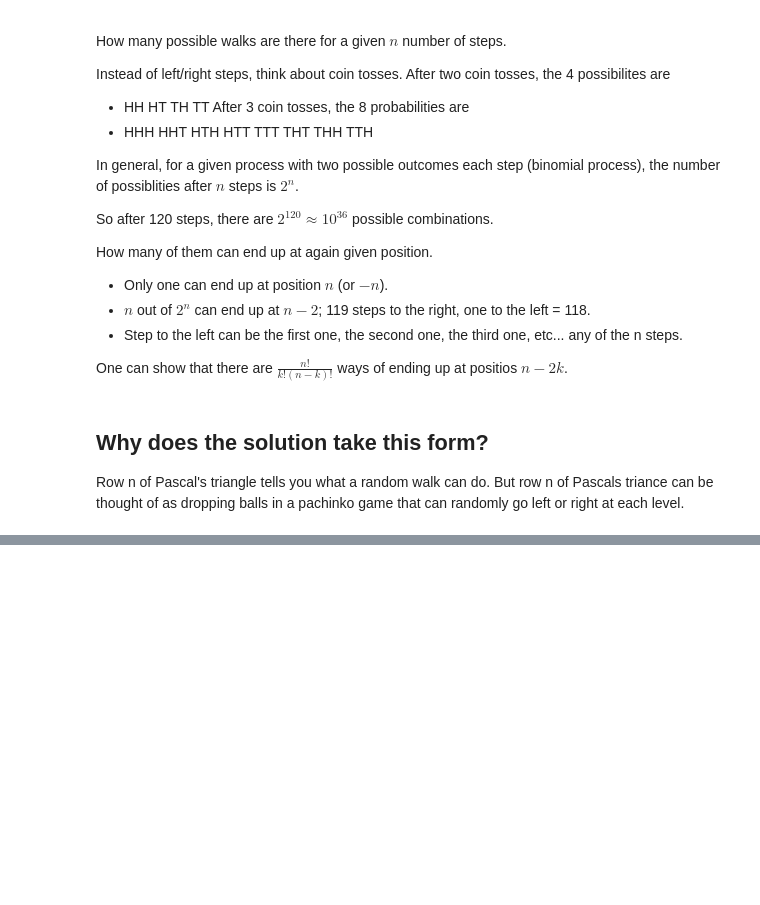
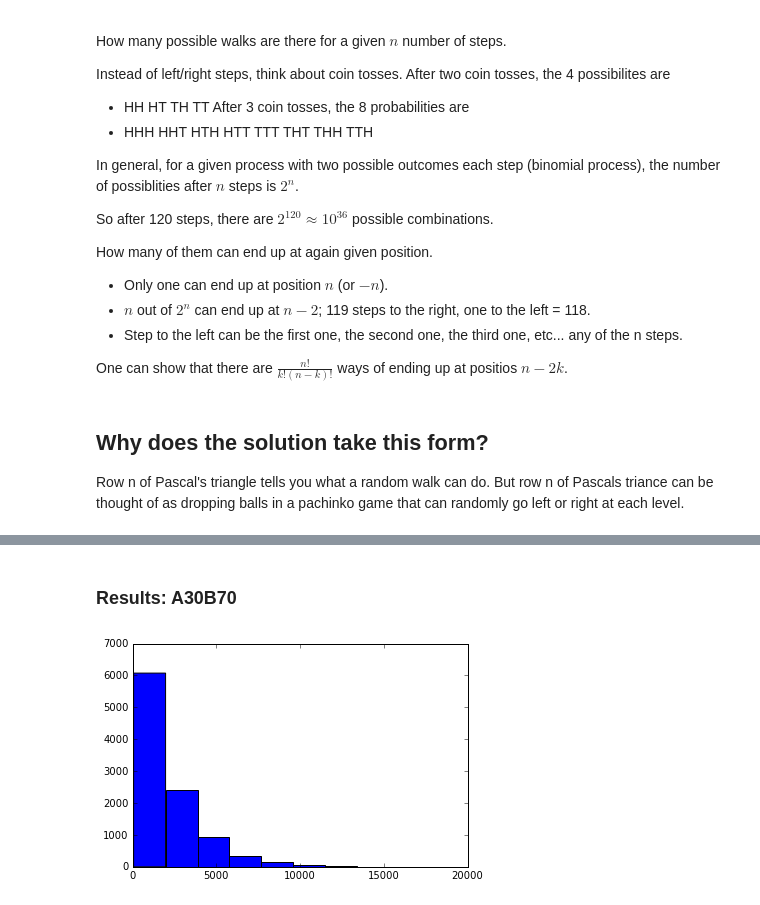
Before and after one commit to rjl09c/ISC4221, a Jupyter notebook: Lecture3.ipynb, the cells around one changed output, grey strips where cells are left out. Cells and saved outputs as stored; diff of their text form; code cells hidden in the pictures; blank space fills up the shorter version.

```diff
--- a/Lecture3.ipynb
+++ b/Lecture3.ipynb
@@ -762,0 +838,27 @@ Row n of Pascal's triangle tells you what a random walk can do. But row n of Pas
+# %%
+def GameSim(n_games, a_stakes, b_stakes):
+    a_wins = 0
+    b_wins = 0
+    count = np.zeros(n_games)
+    ngamesf = float(n_games)
+    for i in range(0, n_games):
+        astakes = a_stakes
+        bstakes = b_stakes
+        while ((astakes > 0) and (bstakes > 0)):
+            flip = np.random.rand()
+            if (flip >= 0.5):
+                astakes = astakes + 1
+                bstakes = bstakes - 1
+            elif(flip < 0.5):
+                astakes = astakes - 1
+                bstakes = bstakes +  1
+            count[i] = count[i]+1
+        if (bstakes == 0):
+            a_wins = a_wins + 1
+        elif(astakes == 0):
+            b_wins = b_wins + 1
+
+    return (a_wins/ngamesf, b_wins/ngamesf,count)
+
+[a,b,count] = GameSim(10000,3,7)
+print a,b, np.mean(count)
@@ -762,0 +889,7 @@ Row n of Pascal's triangle tells you what a random walk can do. But row n of Pas
+# %% [markdown]
+### Results: A30B70
+# %%
+[a,b,count2] = GameSim(10000,30,70)
+t = plt.hist(count2)
+# %% [output]
+[figure, added]
```
Also changed, not shown: parts of 21 cells of this notebook.
